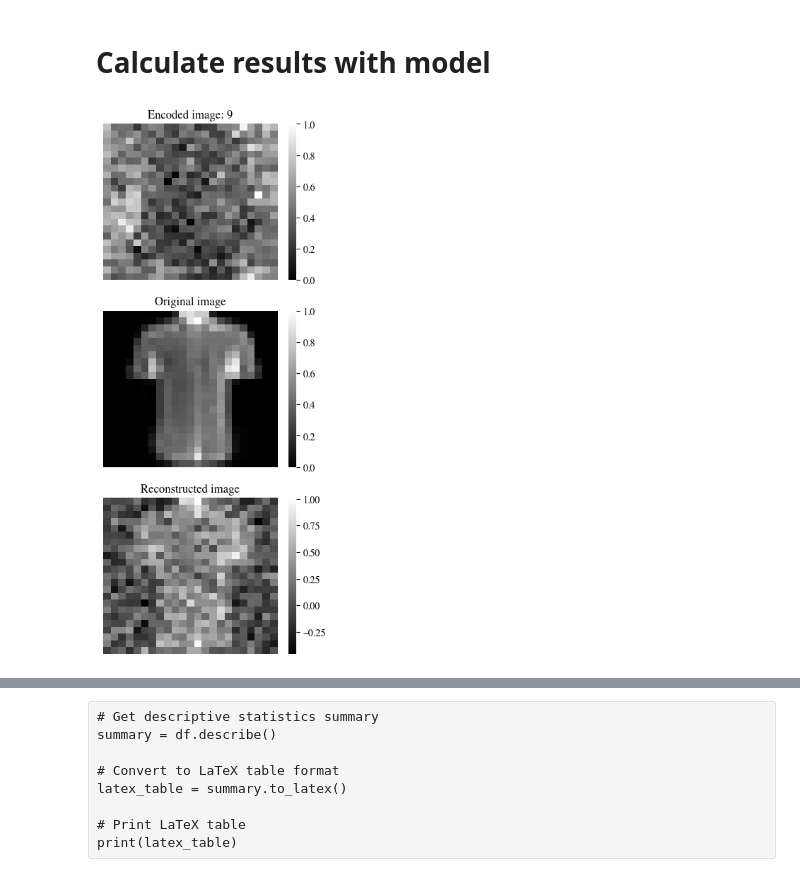
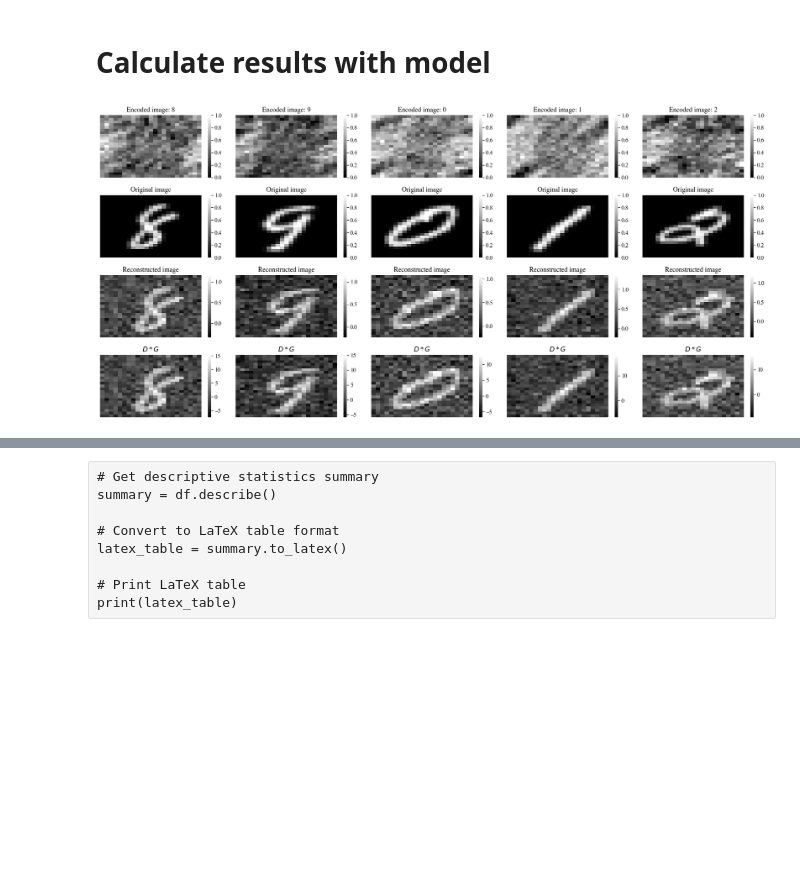
Before and after one commit to jornelasmunoz/UCM_Undergraduate_Research, a Jupyter notebook: jornelasmunoz/notebooks/evaluation_learn_decoder.ipynb, the cells around one changed output, grey strips where cells are left out. Drawn from its saved outputs; the diff is of its cells as text; code cells hidden in the pictures; blank space fills up the shorter version.

Commit message:
Remaking paper figures

```diff
--- a/jornelasmunoz/notebooks/evaluation_learn_decoder.ipynb
+++ b/jornelasmunoz/notebooks/evaluation_learn_decoder.ipynb
@@ -159,2 +150,12 @@ from torchmetrics.image import StructuralSimilarityIndexMeasure
 # %%
 SSIM = StructuralSimilarityIndexMeasure()
+result_dict = {}
+
+# This is to load test sets with different levels of noise. Change level of noise
+model.params['snr'] = 5
+model.params['dataset'] = 'MNIST' #MNIST or Fashion
+# Load data
+train_data, test_data, loaders = load_data(model.params)
+
+if model.params.get('snr') is None:
+    model.params['snr'] = 'noiseless'
@@ -163,9 +174,0 @@ result_dict = {}
-# %%
-# This is to load test sets with different levels of noise. Change level of noise
-model.params['snr'] = None
-model.params['dataset'] = 'Fashion'
-# Load data
-train_data, test_data, loaders = load_data(model.params)
-
-if model.params.get('snr') is None:
-    model.params['snr'] = 'noiseless'
@@ -224,20 +193,26 @@ for i, data in enumerate(loaders['test']):
 # %%
 count = 0
-for idx in range(outputs.shape[1]):
-    plt.subplot(3, 5, count + 1)
-    sns.heatmap(inputs[idx].squeeze(0).detach(), cmap='gray')
-    plt.title(f'Encoded image: {loaders["test"].dataset[idx]["digit"]}')
+for idx in range(5):
+    img_D = inputs[idx].squeeze(0).detach()
+    decoder_G = test_data.G
+    FFT_D_G = FFT_convolve(img_D, decoder_G)
+    plt.subplot(4, 5, count + 1)
+    sns.heatmap(img_D, cmap='gray')
+    plt.title(f'Encoded image: {digits[idx]}')
     plt.axis('off')
-    plt.subplot(3, 5, count + 6)
+    plt.subplot(4, 5, count + 6)
     sns.heatmap(targets[idx].squeeze(0), cmap='gray')
     plt.title('Original image')
     plt.axis('off')
-    plt.subplot(3, 5, count + 11)
+    plt.subplot(4, 5, count + 11)
     sns.heatmap(outputs[idx].squeeze(0).detach(), cmap='gray')
     plt.title('Reconstructed image')
     plt.axis('off')
-
+    plt.subplot(4, 5, count + 16)
+    sns.heatmap(FFT_D_G, cmap='gray')
+    plt.title('$D*G$')
+    plt.axis('off')
     count += 1
 plt.tight_layout()
 # %% [output]
-[figure, old version]
+[figure, new version]
```
Also changed, not shown: parts of 21 cells of this notebook, 2 other files.
